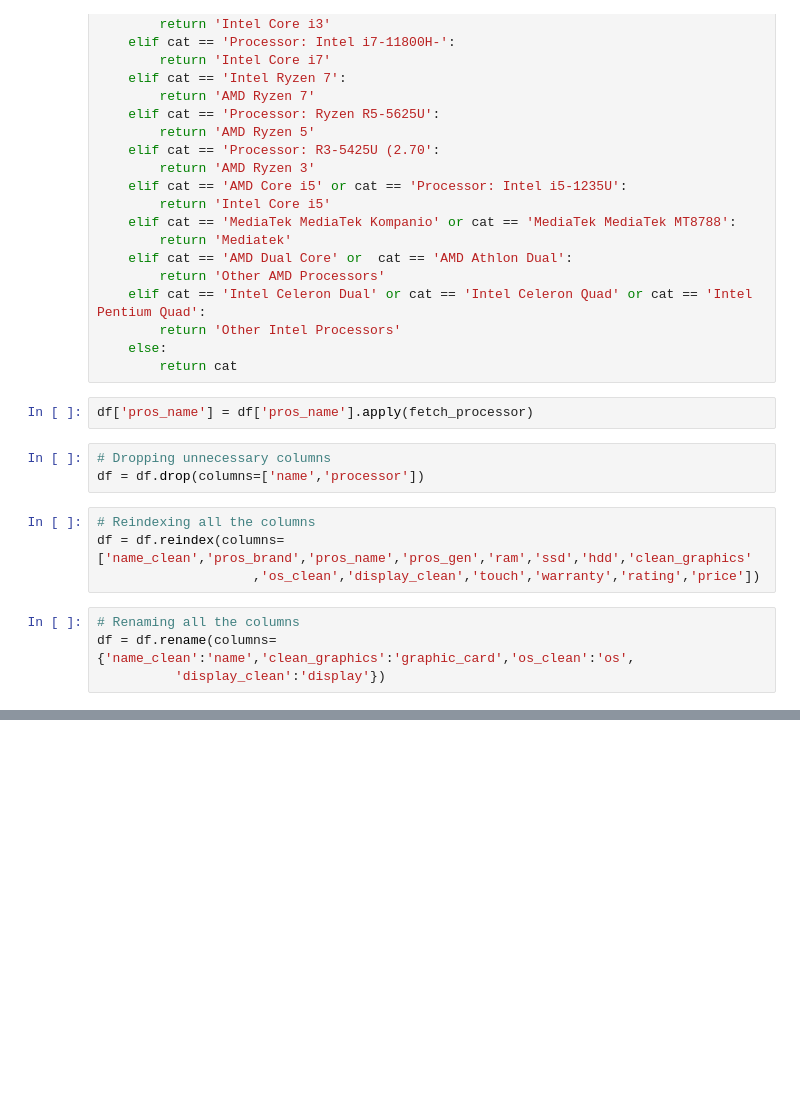
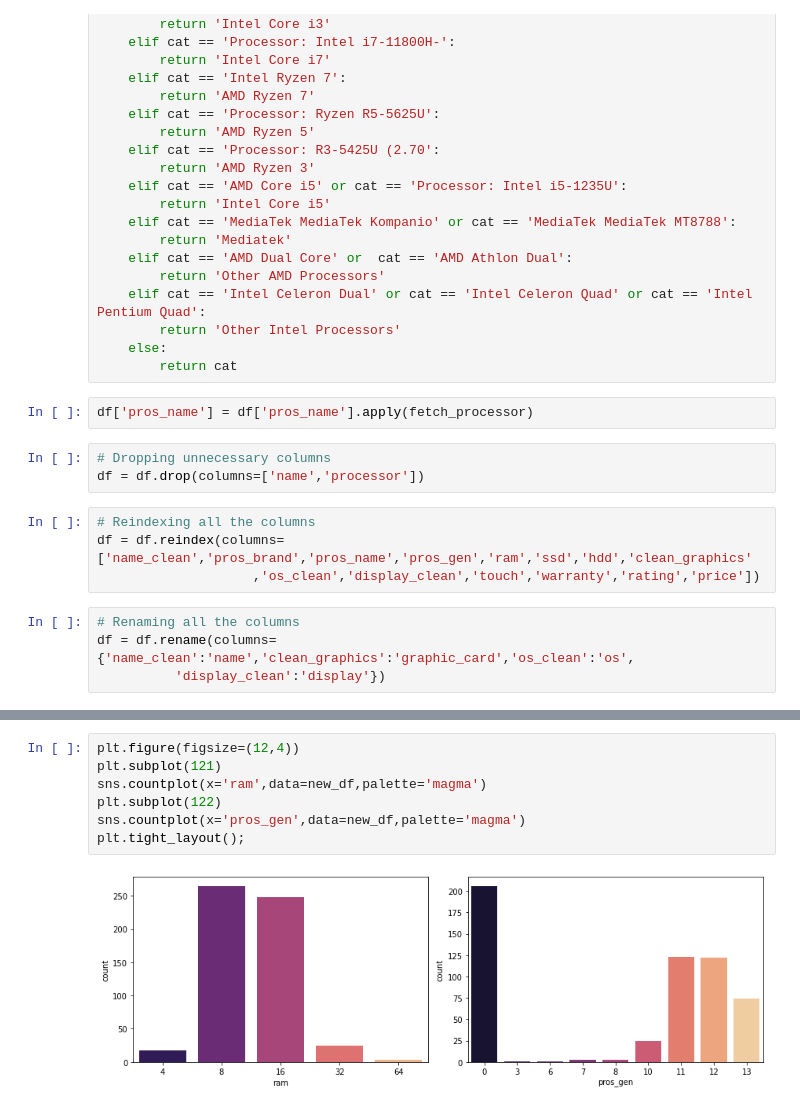
Before and after one commit to jeniljani-4444/End-to-End-Laptop-Price-Prediction, a Jupyter notebook: Flipkart Laptop Price Prediction.ipynb, the cells around one changed output, grey strips where cells are left out. Cells and saved outputs as stored; diff of their text form; blank space fills up the shorter version.

```diff
--- a/Flipkart Laptop Price Prediction.ipynb
+++ b/Flipkart Laptop Price Prediction.ipynb
@@ -256,0 +308,9 @@ df = df.rename(columns={'name_clean':'name','clean_graphics':'graphic_card','os_
+# %%
+plt.figure(figsize=(12,4))
+plt.subplot(121)
+sns.countplot(x='ram',data=new_df,palette='magma')
+plt.subplot(122)
+sns.countplot(x='pros_gen',data=new_df,palette='magma')
+plt.tight_layout();
+# %% [output]
+[figure, added]
```
Also changed, not shown: parts of 11 cells of this notebook, 1 other file.
